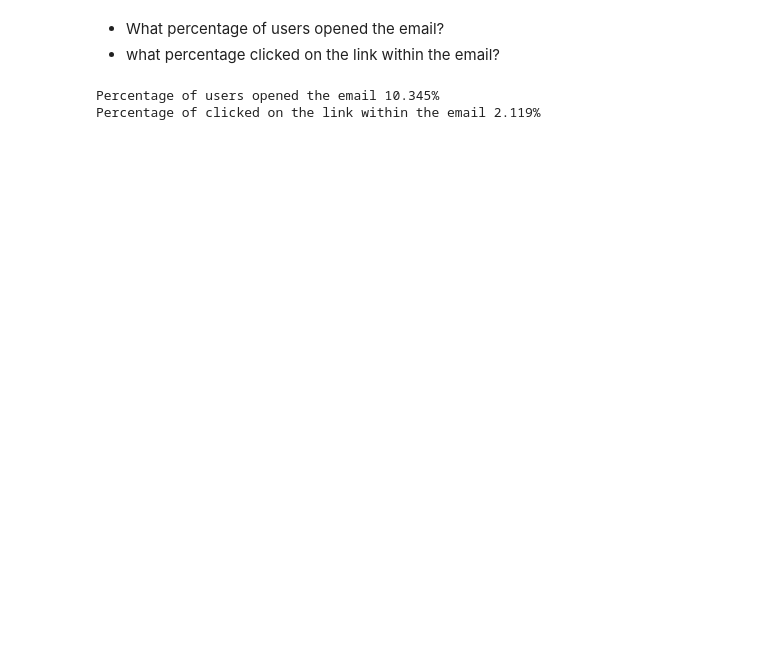
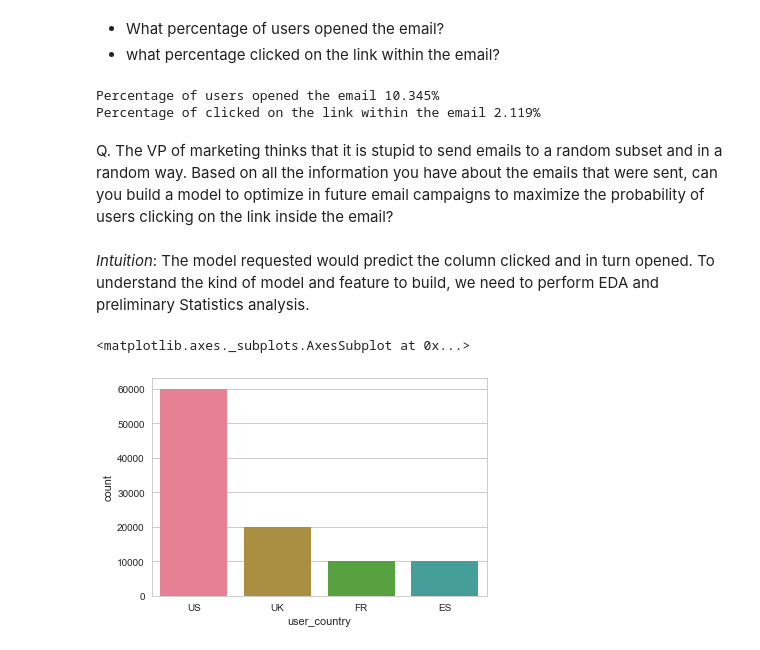
Before and after one commit to dipalira/DS-Challenges, a Jupyter notebook: Email Campaign/Email Marketing Challenge.ipynb, the cells around one changed output. Cells and saved outputs as stored; diff of their text form; code cells hidden in the pictures; blank space fills up the shorter version.

```diff
--- a/Email Campaign/Email Marketing Challenge.ipynb
+++ b/Email Campaign/Email Marketing Challenge.ipynb
@@ -8,7 +8,7 @@ from sklearn.cross_validation import ShuffleSplit
 from sklearn.cross_validation import train_test_split
 from sklearn import metrics as mt
 import seaborn as sns
-
+sns.set(style="whitegrid", color_codes=True)
 from sklearn.datasets import make_classification
 from sklearn.linear_model import LogisticRegression
 from sklearn.ensemble import (RandomTreesEmbedding, RandomForestClassifier,
@@ -17,6 +17,7 @@ from sklearn.preprocessing import OneHotEncoder
 from sklearn.cross_validation import train_test_split
 from sklearn.metrics import roc_curve
 from sklearn.pipeline import make_pipeline
+sns.set_palette("husl")
 # %%
 eopen=pd.read_csv('Data\email_opened_table.csv')
 click=pd.read_csv('Data\link_clicked_table.csv')
@@ -30,10 +31,20 @@ eopen['Opened'] = 1
 # %%
 merged = email.merge(click, how='outer')
 df = eopen.merge(merged, how='outer')
-df.fillna(0)
+df = df.fillna(0)
 # %%
 print("Percentage of users opened the email {}%".format(df['Opened'].sum()*100/len(df)))
 print("Percentage of clicked on the link within the email {}%".format(df['Clicked'].sum()*100/len(df)))
 # %% [output]
 Percentage of users opened the email 10.345%
 Percentage of clicked on the link within the email 2.119%
+# %% [markdown]
+Q. The VP of marketing thinks that it is stupid to send emails to a random subset and in a random way. Based on all the information you have about the emails that were sent, can you build a model to optimize in future email campaigns to maximize the probability of users clicking on the link inside the email?
+# %% [markdown]
+*Intuition*: The model requested would predict the column clicked and in turn opened. To understand the kind of model and feature to build, we need to perform EDA and preliminary Statistics analysis.
+# %%
+#Users according to country
+sns.countplot(x="user_country", data=df)
+# %% [output]
+<matplotlib.axes._subplots.AxesSubplot at 0x...>
+[figure, added]
```
Also changed, not shown: parts of 5 cells of this notebook.
